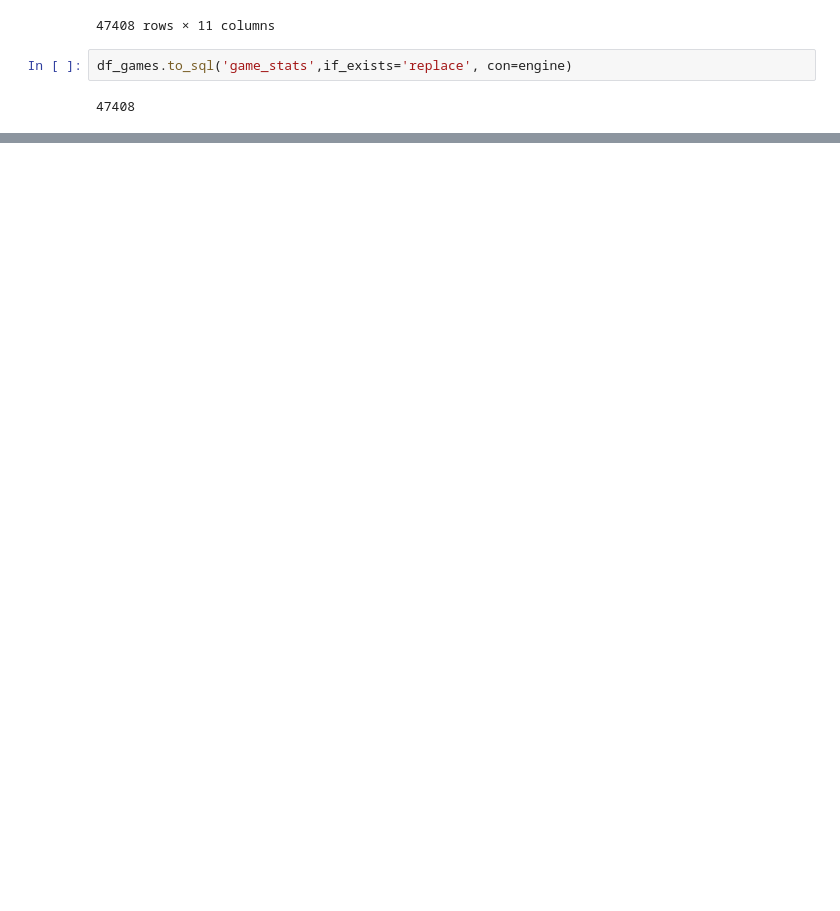
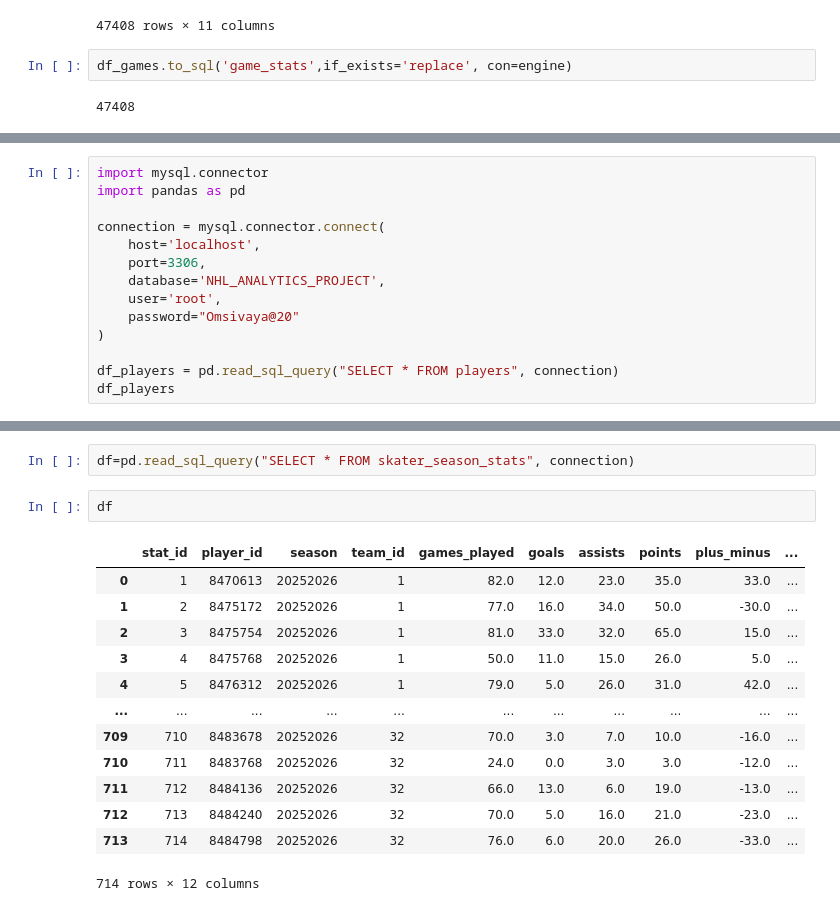
Before and after one commit to Nareshselvaraj1302/NHL-Analytics-Hub-Guvi-Project, a Jupyter notebook: NHLStreamlitDashboard.ipynb, the cells around one changed output, grey strips where cells are left out. Cells and saved outputs as stored; diff of their text form; blank space fills up the shorter version.

```diff
--- a/NHLStreamlitDashboard.ipynb
+++ b/NHLStreamlitDashboard.ipynb
@@ -248,0 +531,14 @@ df_games.to_sql('game_stats',if_exists='replace', con=engine)
+# %%
+import mysql.connector
+import pandas as pd
+
+connection = mysql.connector.connect(
+    host='localhost',
+    port=3306,
+    database='NHL_ANALYTICS_PROJECT',
+    user='root',
+    password="Omsivaya@20"
+)
+
+df_players = pd.read_sql_query("SELECT * FROM players", connection)
+df_players
@@ -248,0 +774,18 @@ df_games.to_sql('game_stats',if_exists='replace', con=engine)
+# %%
+df=pd.read_sql_query("SELECT * FROM skater_season_stats", connection)
+# %%
+df
+# %% [output]
+|  | stat_id | player_id | season | team_id | games_played | goals | assists | points | plus_minus | ... |
+| 0 | 1 | 8470613 | 20252026 | 1 | 82.0 | 12.0 | 23.0 | 35.0 | 33.0 | ... |
+| 1 | 2 | 8475172 | 20252026 | 1 | 77.0 | 16.0 | 34.0 | 50.0 | -30.0 | ... |
+| 2 | 3 | 8475754 | 20252026 | 1 | 81.0 | 33.0 | 32.0 | 65.0 | 15.0 | ... |
+| 3 | 4 | 8475768 | 20252026 | 1 | 50.0 | 11.0 | 15.0 | 26.0 | 5.0 | ... |
+| 4 | 5 | 8476312 | 20252026 | 1 | 79.0 | 5.0 | 26.0 | 31.0 | 42.0 | ... |
+| ... | ... | ... | ... | ... | ... | ... | ... | ... | ... | ... |
+| 709 | 710 | 8483678 | 20252026 | 32 | 70.0 | 3.0 | 7.0 | 10.0 | -16.0 | ... |
+| 710 | 711 | 8483768 | 20252026 | 32 | 24.0 | 0.0 | 3.0 | 3.0 | -12.0 | ... |
+| 711 | 712 | 8484136 | 20252026 | 32 | 66.0 | 13.0 | 6.0 | 19.0 | -13.0 | ... |
+| 712 | 713 | 8484240 | 20252026 | 32 | 70.0 | 5.0 | 16.0 | 21.0 | -23.0 | ... |
+| 713 | 714 | 8484798 | 20252026 | 32 | 76.0 | 6.0 | 20.0 | 26.0 | -33.0 | ... |
+714 rows × 12 columns
```
Also changed, not shown: parts of 10 cells of this notebook.
